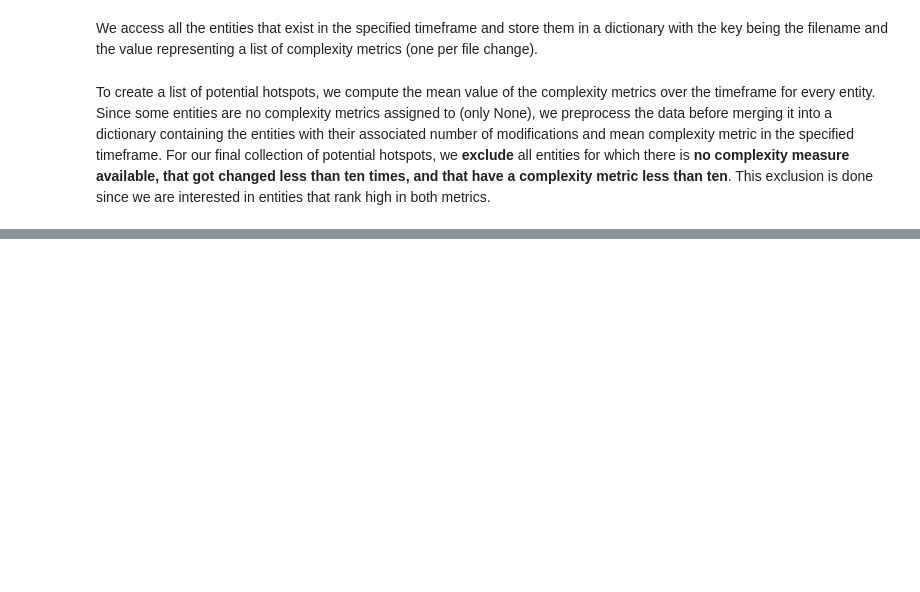
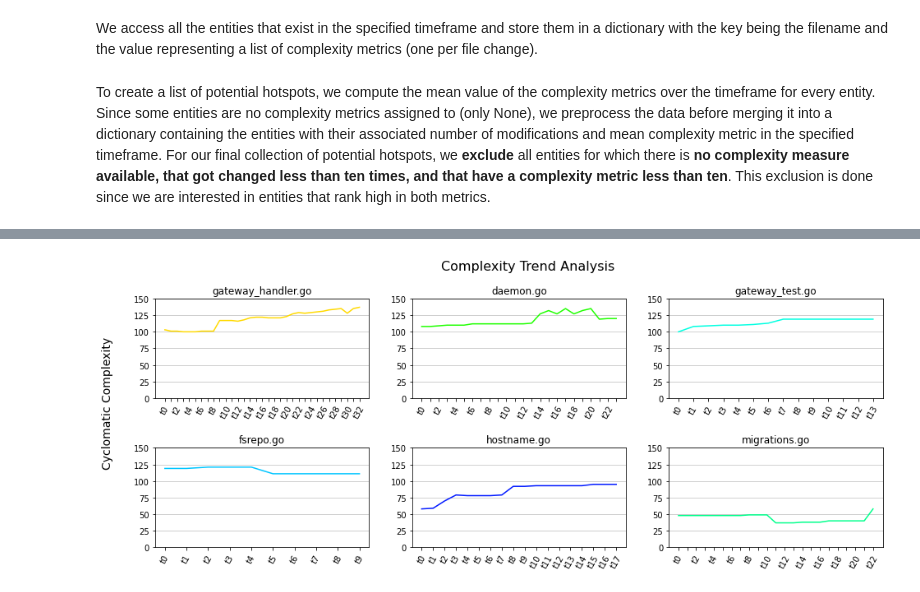
Before and after one commit to miksut/repo_mining, a Jupyter notebook: ipfs_repo_mining.ipynb, the cells around one changed output, grey strips where cells are left out. Drawn from its saved outputs; the diff is of its cells as text; code cells hidden in the pictures; blank space fills up the shorter version.

```diff
--- a/ipfs_repo_mining.ipynb
+++ b/ipfs_repo_mining.ipynb
@@ -332,0 +340,34 @@ plt.show()
+# %%
+analyzedHotspots = ['gateway_handler.go', 'daemon.go', 'gateway_test.go', 'fsrepo.go', 'hostname.go', 'migrations.go']
+
+colorsPlot = [colors[3], colors[6], colors[9], colors[10], colors[12], colors[8]]
+
+fig, axs = plt.subplots(2, 3, figsize=(15,5))
+
+for i in range(axs.shape[0]):
+    for j in range(axs.shape[1]):
+        entityIdx = (i*axs.shape[1])+j
+
+        axs[i][j].plot([ 't' + str(t) for t, entry in enumerate(complexitiesPerEntity[analyzedHotspots[entityIdx]])], complexitiesPerEntity[analyzedHotspots[entityIdx]], color=colorsPlot[entityIdx])
+        axs[i][j].tick_params('x', labelrotation=60, labelsize=10)
+        axs[i][j].set(title=analyzedHotspots[entityIdx])
+        axs[i][j].grid(axis='y', alpha=0.75)
+        axs[i][j].set_ylim(0, 150)
+
+        if len(complexitiesPerEntity[analyzedHotspots[entityIdx]]) > 20:
+            for idx, t in enumerate(axs[i][j].get_xticklabels()):
+                if (idx % 2) != 0:
+                    t.set_visible(False)
+
+fig.suptitle("Complexity Trend Analysis", fontsize=16)
+fig.supylabel("Cyclomatic Complexity", fontsize=14)
+
+plt.subplots_adjust(left=0.08,
+                    bottom=0.01,
+                    right=0.9,
+                    top=0.85,
+                    wspace=0.2,
+                    hspace=0.5)
+plt.show()
+# %% [output]
+[figure, added]
```
Also changed, not shown: parts of 7 cells of this notebook.
